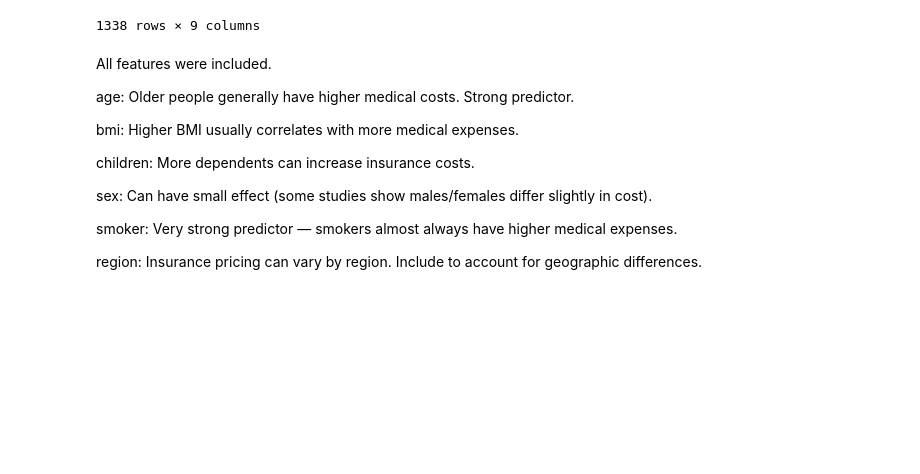
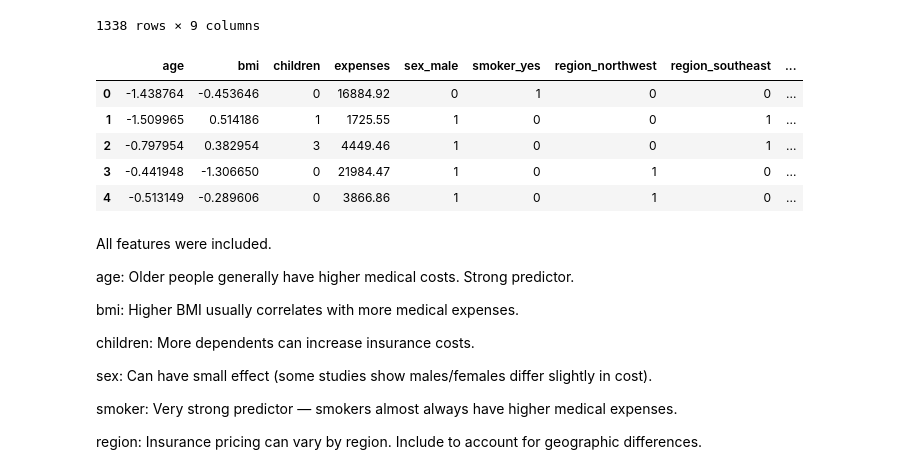
Before and after one commit to layan3254/Support-Vector-Regression, a Jupyter notebook: Project_Support_Vector_Regression.ipynb, the cells around one changed output. Drawn from its saved outputs; the diff is of its cells as text; code cells hidden in the pictures; blank space fills up the shorter version.

```diff
--- a/Project_Support_Vector_Regression.ipynb
+++ b/Project_Support_Vector_Regression.ipynb
@@ -165,6 +165,22 @@ df
 | 1336 | 21 | 25.8 | 0 | 2007.95 | 0 | 0 | 0 | 0 | ... |
 | 1337 | 61 | 29.1 | 0 | 29141.36 | 0 | 1 | 1 | 0 | ... |
 1338 rows × 9 columns
+# %%
+# Scaling numeric features
+
+scaler = StandardScaler()
+
+numeric_columns = ['age', 'bmi']
+
+df[numeric_columns] = scaler.fit_transform(df[numeric_columns])
+df.head()
+# %% [output]
+|  | age | bmi | children | expenses | sex_male | smoker_yes | region_northwest | region_southeast | ... |
+| 0 | -1.438764 | -0.453646 | 0 | 16884.92 | 0 | 1 | 0 | 0 | ... |
+| 1 | -1.509965 | 0.514186 | 1 | 1725.55 | 1 | 0 | 0 | 1 | ... |
+| 2 | -0.797954 | 0.382954 | 3 | 4449.46 | 1 | 0 | 0 | 1 | ... |
+| 3 | -0.441948 | -1.306650 | 0 | 21984.47 | 1 | 0 | 1 | 0 | ... |
+| 4 | -0.513149 | -0.289606 | 0 | 3866.86 | 1 | 0 | 1 | 0 | ... |
 # %% [markdown]
 All features were included.
 
```
Also changed, not shown: parts of 4 cells of this notebook.
